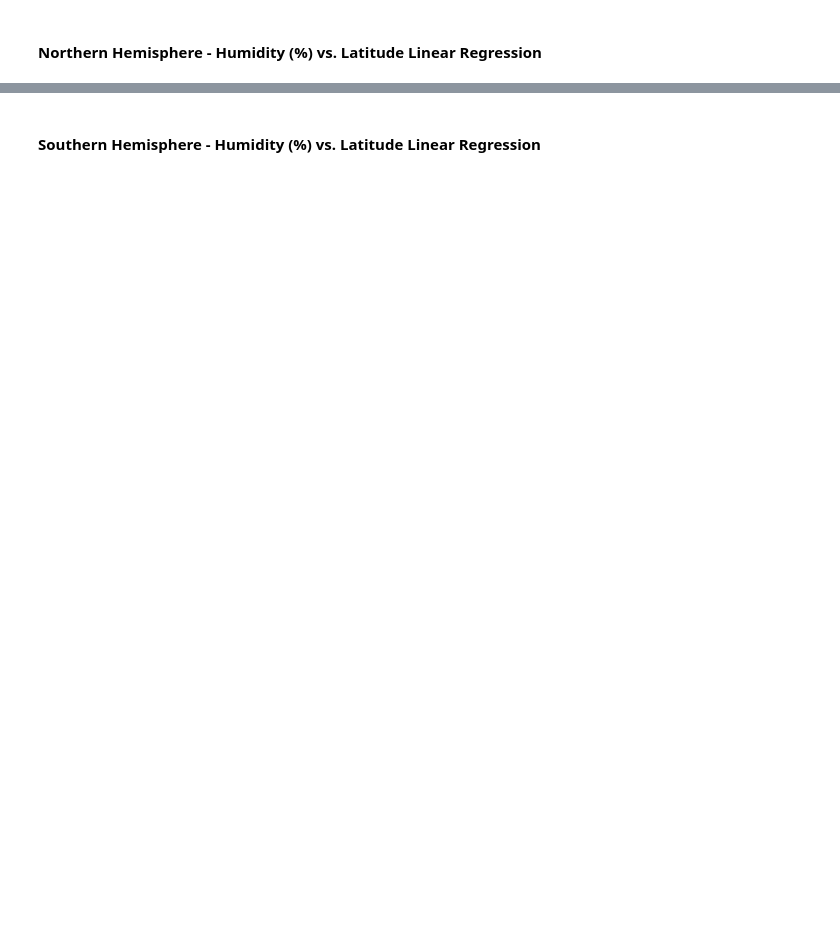
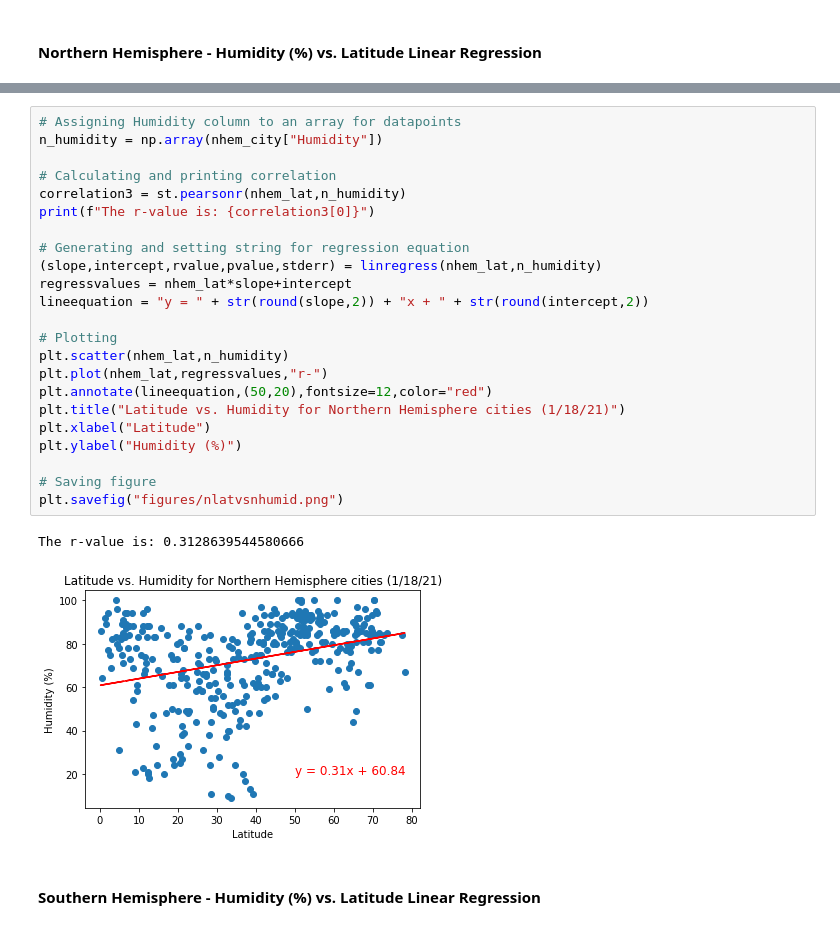
Before and after one commit to GregJP/python-api-challenge, a Jupyter notebook: WeatherPy.ipynb, the cells around one changed output, grey strips where cells are left out. Drawn from its saved outputs; the diff is of its cells as text; blank space fills up the shorter version.

```diff
--- a/WeatherPy.ipynb
+++ b/WeatherPy.ipynb
@@ -242,2 +317,28 @@ The r-value is: 0.000543987878808455
+# %%
+# Assigning Humidity column to an array for datapoints
+n_humidity = np.array(nhem_city["Humidity"])
+
+# Calculating and printing correlation
+correlation3 = st.pearsonr(nhem_lat,n_humidity)
+print(f"The r-value is: {correlation3[0]}")
+
+# Generating and setting string for regression equation
+(slope,intercept,rvalue,pvalue,stderr) = linregress(nhem_lat,n_humidity)
+regressvalues = nhem_lat*slope+intercept
+lineequation = "y = " + str(round(slope,2)) + "x + " + str(round(intercept,2))
+
+# Plotting
+plt.scatter(nhem_lat,n_humidity)
+plt.plot(nhem_lat,regressvalues,"r-")
+plt.annotate(lineequation,(50,20),fontsize=12,color="red")
+plt.title("Latitude vs. Humidity for Northern Hemisphere cities (1/18/21)")
+plt.xlabel("Latitude")
+plt.ylabel("Humidity (%)")
+
+# Saving figure
+plt.savefig("figures/nlatvsnhumid.png")
+# %% [output]
+The r-value is: 0.3128639544580666
+[figure, added]
 # %% [markdown]
 ####  Southern Hemisphere - Humidity (%) vs. Latitude Linear Regression
```
Also changed, not shown: parts of 18 cells of this notebook, 8 other files.
